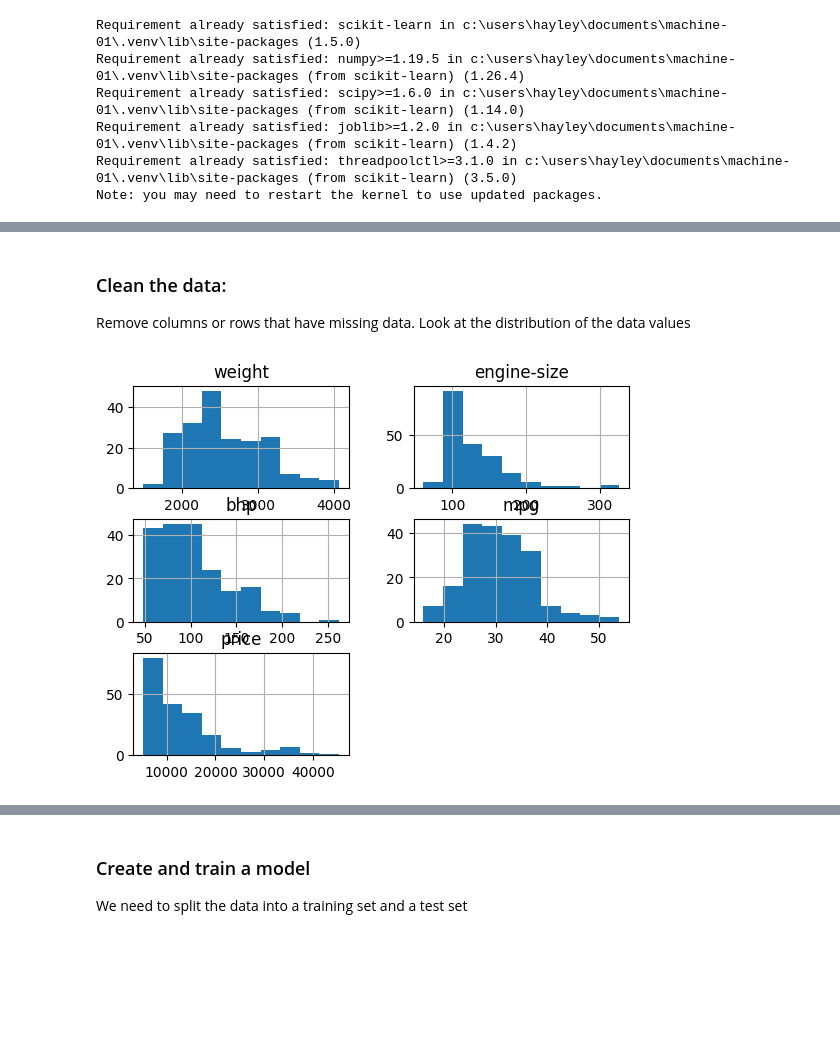
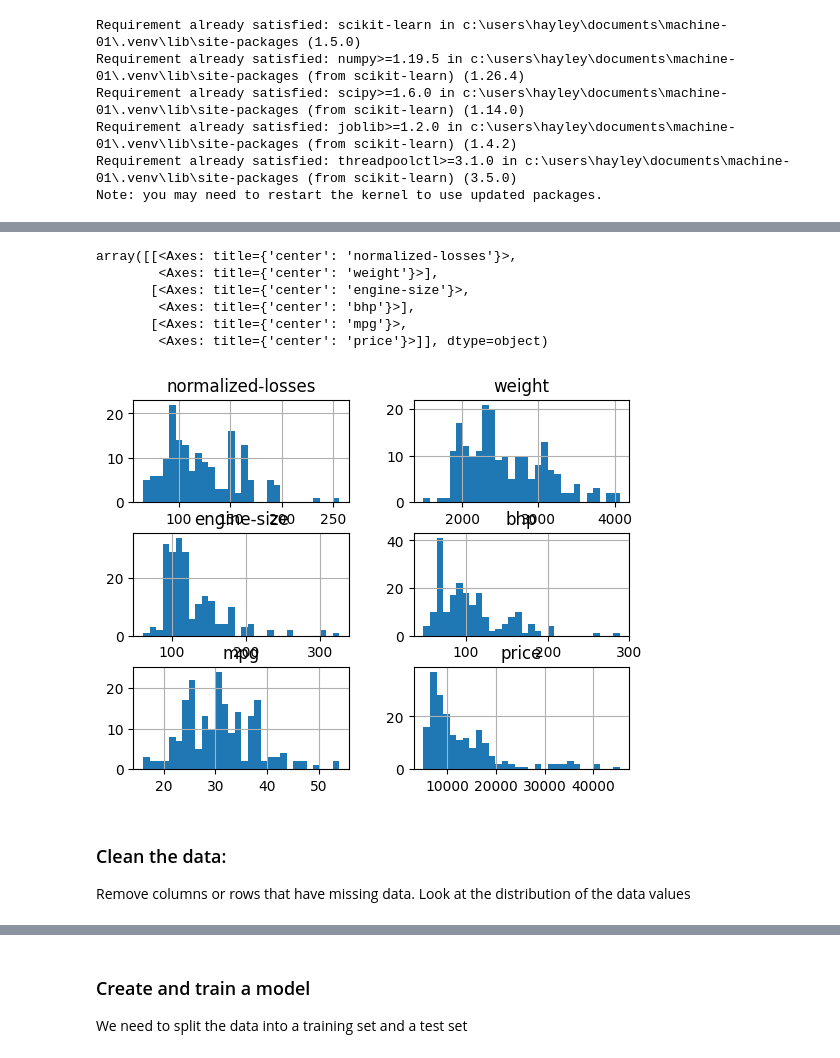
Before and after one commit to HMas522/machine-01, a Jupyter notebook: HMass_lab1_starter_v2.ipynb, the cells around one changed output, grey strips where cells are left out. Drawn from its saved outputs; the diff is of its cells as text; code cells hidden in the pictures; blank space fills up the shorter version.

```diff
--- a/HMass_lab1_starter_v2.ipynb
+++ b/HMass_lab1_starter_v2.ipynb
@@ -28,5 +28,4 @@ Note: you may need to restart the kernel to use updated packages.
 import pandas as pd
 
 # reading csv file
-automobile = pd.read_csv("automobile_price_data3.csv")
-print(automobile.head())
+data_frame = pd.read_csv("automobile_price_data3.csv")
@@ -60,3 +82,13 @@ automobile.head()
+# %%
+data_frame.hist(bins=30)
+# %% [output]
+array([[<Axes: title={'center': 'normalized-losses'}>,
+        <Axes: title={'center': 'weight'}>],
+       [<Axes: title={'center': 'engine-size'}>,
+        <Axes: title={'center': 'bhp'}>],
+       [<Axes: title={'center': 'mpg'}>,
+        <Axes: title={'center': 'price'}>]], dtype=object)
+[figure, added]
 # %% [markdown]
 ### Clean the data:
 Remove columns or rows that have missing data.
@@ -67,8 +98,0 @@ automobile.dropna(axis='index', how="any", inplace=True)
-# %%
-#import matplotlib
-
-%matplotlib inline
-
-histogram = automobile.hist()
-# %% [output]
-[figure, removed]
```
Also changed, not shown: parts of 25 cells of this notebook.
